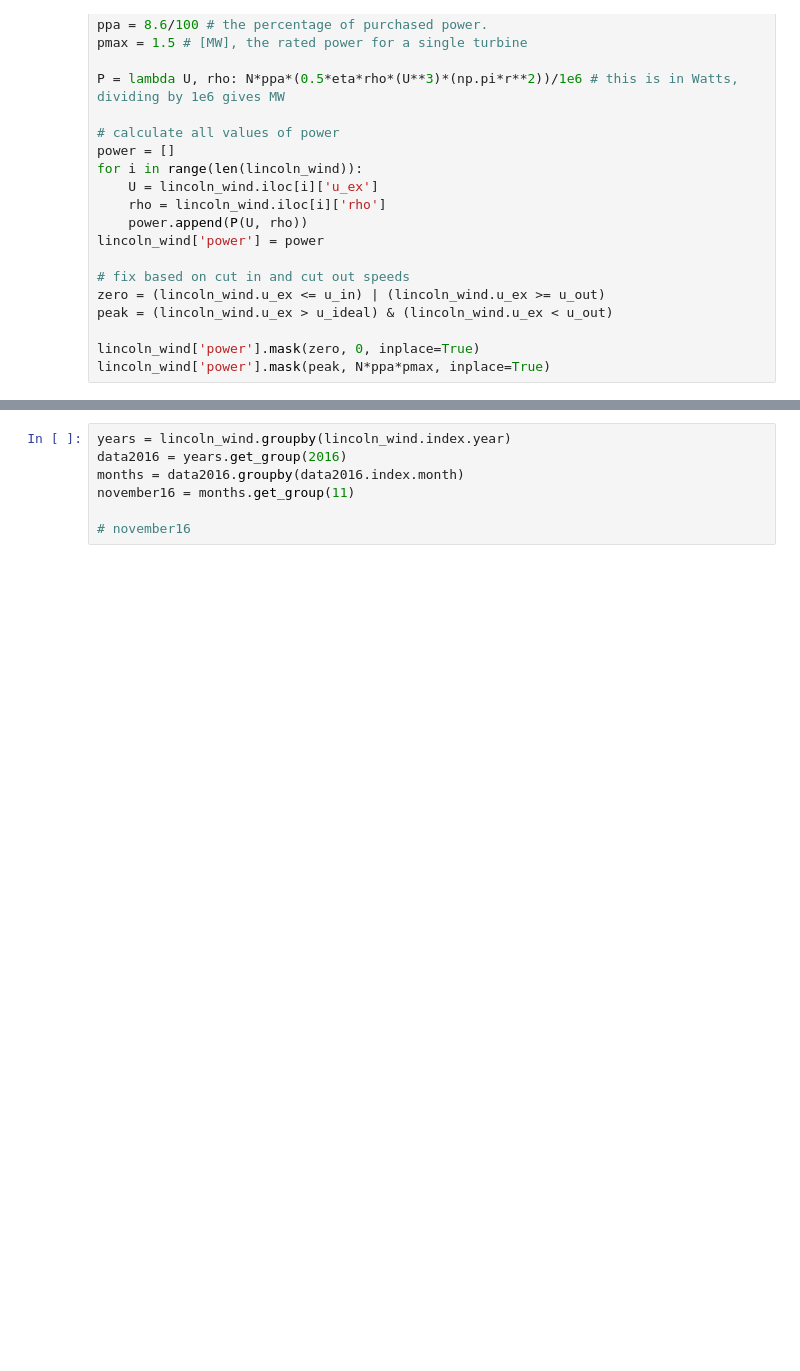
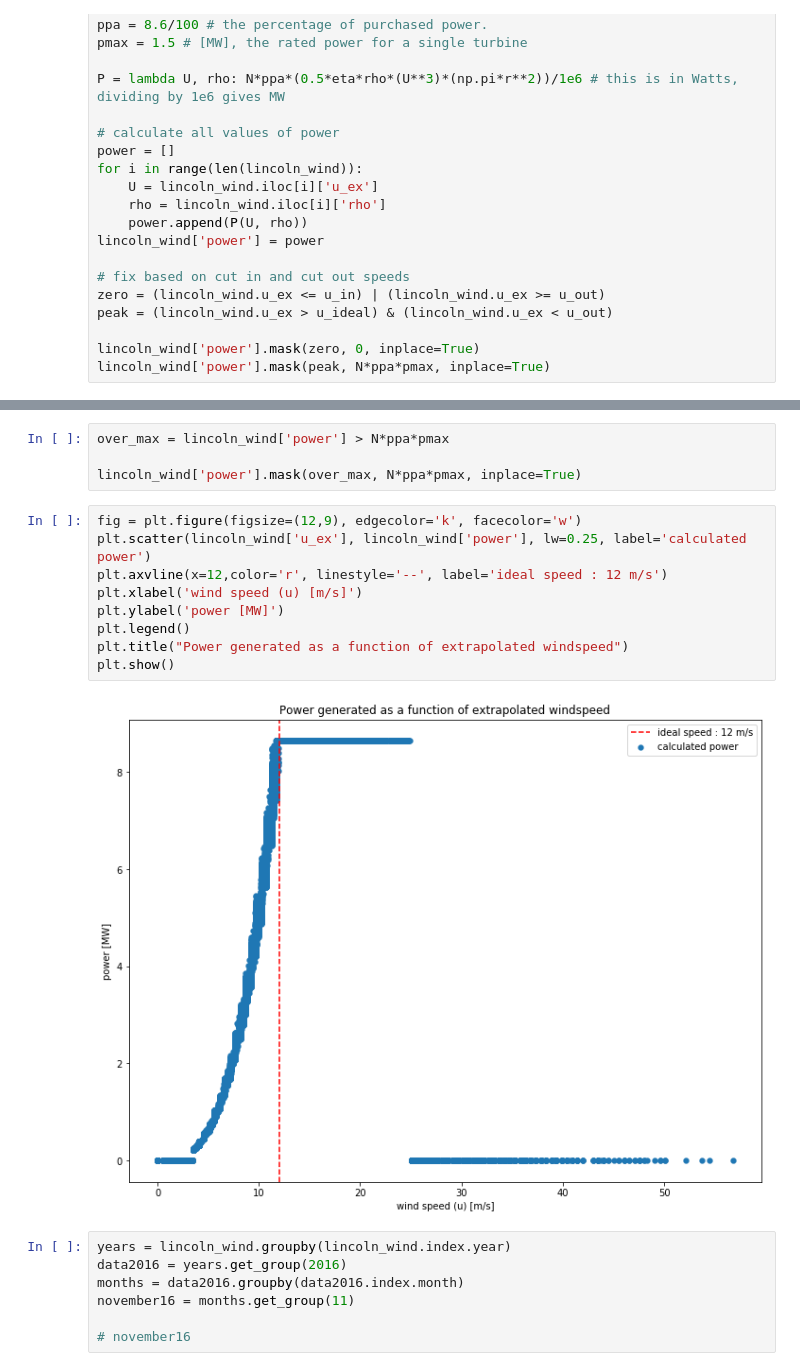
Before and after one commit to arfc/pride, a Jupyter notebook: data_processing/wind_power.ipynb, the cells around one changed output, grey strips where cells are left out. Saved outputs shown, nothing was run; the diff lists cells and outputs as text; blank space fills up the shorter version.

```diff
--- a/data_processing/wind_power.ipynb
+++ b/data_processing/wind_power.ipynb
@@ -331,3 +336,18 @@ plt.show()
+# %%
+over_max = lincoln_wind['power'] > N*ppa*pmax
+
+lincoln_wind['power'].mask(over_max, N*ppa*pmax, inplace=True)
+# %%
+fig = plt.figure(figsize=(12,9), edgecolor='k', facecolor='w')
+plt.scatter(lincoln_wind['u_ex'], lincoln_wind['power'], lw=0.25, label='calculated power')
+plt.axvline(x=12,color='r', linestyle='--', label='ideal speed : 12 m/s')
+plt.xlabel('wind speed (u) [m/s]')
+plt.ylabel('power [MW]')
+plt.legend()
+plt.title("Power generated as a function of extrapolated windspeed")
+plt.show()
+# %% [output]
+[figure, added]
 # %%
 years = lincoln_wind.groupby(lincoln_wind.index.year)
 data2016 = years.get_group(2016)
```
Also changed, not shown: parts of 20 cells of this notebook.
